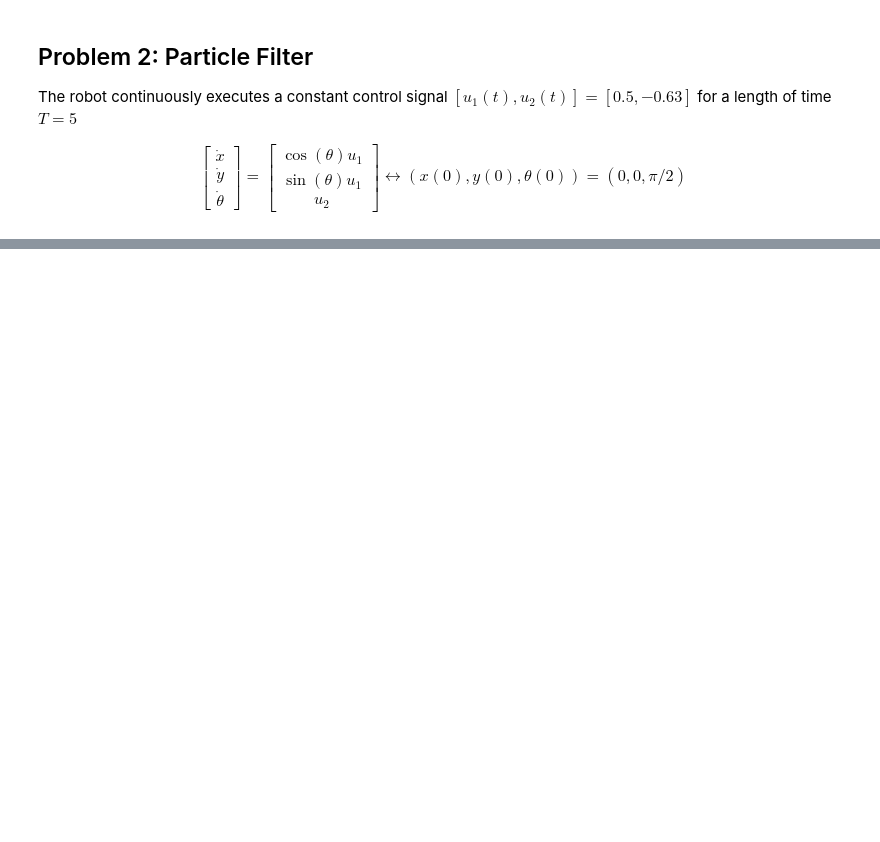
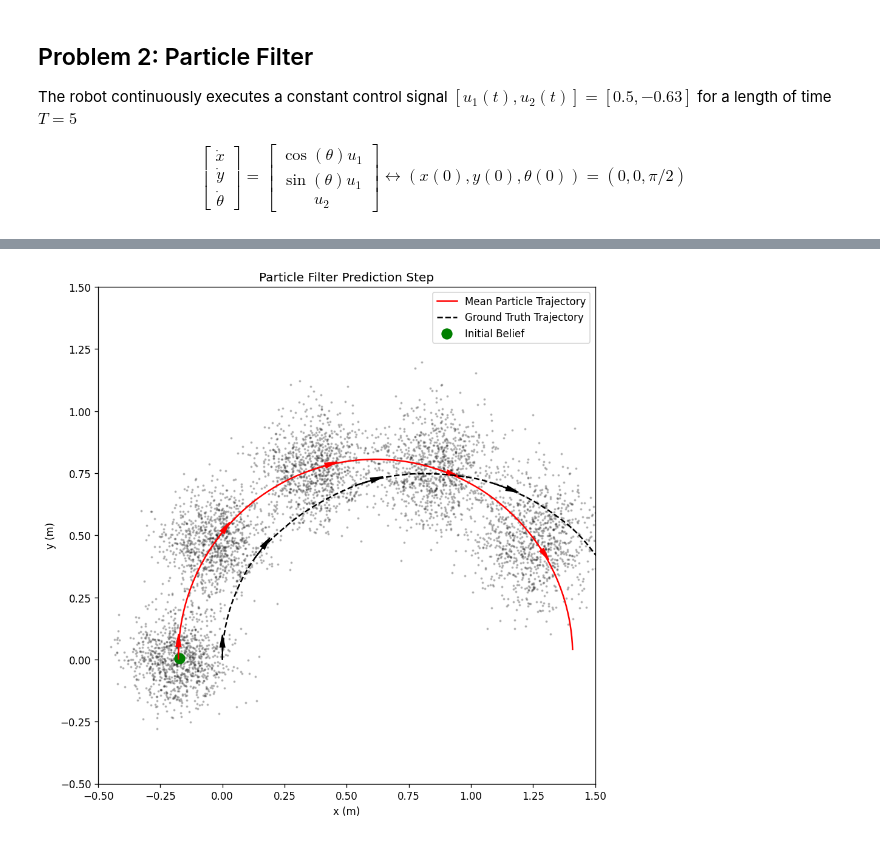
Before and after one commit to Sharwin24/Active-Learning, a Jupyter notebook: homework3/hw3.ipynb, the cells around one changed output, grey strips where cells are left out. Cells and saved outputs as stored; diff of their text form; code cells hidden in the pictures; blank space fills up the shorter version.

Commit message:
Particle Filter

```diff
--- a/homework3/hw3.ipynb
+++ b/homework3/hw3.ipynb
@@ -297,0 +268,70 @@ Predicted particles shape: (100, 3)
+# %%
+# Part 1: Implement only the prediction step of the particle filter
+# Without incorporating the measurement for belief update
+num_particles = 1000
+
+particles = np.zeros((num_timesteps, num_particles, 3))
+# Initialize particles with the initial belief
+particles[0] = np.random.multivariate_normal(
+    mean=initial_belief,
+    cov=initial_belief_cov,
+    size=num_particles
+)
+
+# Ground Truth Trajectory
+ground_truth_trajectory = np.zeros((num_timesteps, 3))
+ground_truth_trajectory[0] = initial_state
+
+belief = initial_belief
+for t in range(1, num_timesteps):
+    # Update true trajecory (with noise)
+    ground_truth_trajectory[t] = dynamics(
+        ground_truth_trajectory[t-1],
+        add_noise_to_control(U),
+        dt
+    )
+    # Update each particle
+    for p in range(num_particles):
+        particles[t, p] = predict(particles[t-1, p], U)
+# Calculate the mean and covariance of the particles
+mean_particles = np.mean(particles, axis=1)
+cov_particles = np.cov(particles.reshape(num_timesteps, -1), rowvar=False)
+
+# Visualize the particles and the ground truth trajectory
+fig, ax = plt.subplots(figsize=(8, 8), dpi=120, tight_layout=True)
+
+# Plot every 20th timestep
+for t in range(0, num_timesteps, 20):
+    ax.scatter(particles[t, :, 0], particles[t, :, 1], s=2, color='k', alpha=0.2)
+
+# Plot mean particle trajectory
+ax.plot(mean_particles[:, 0], mean_particles[:, 1], color='r', label='Mean Particle Trajectory')
+# Draw the arrow indicating the direction of the mean particle trajectory
+for t in range(0, num_timesteps, 20):
+    ax.arrow(mean_particles[t, 0], mean_particles[t, 1],
+             np.cos(mean_particles[t, 2]) * 0.05,
+             np.sin(mean_particles[t, 2]) * 0.05,
+             head_width=0.02, head_length=0.05, fc='r', ec='r')
+
+# Plot ground truth trajectory
+ax.plot(ground_truth_trajectory[:, 0], ground_truth_trajectory[:, 1], color='k', linestyle='--', label='Ground Truth Trajectory')
+# Draw the arrow indicating the direction of the ground truth trajectory
+for t in range(0, num_timesteps, 20):
+    ax.arrow(ground_truth_trajectory[t, 0], ground_truth_trajectory[t, 1],
+             np.cos(ground_truth_trajectory[t, 2]) * 0.05,
+             np.sin(ground_truth_trajectory[t, 2]) * 0.05,
+             head_width=0.02, head_length=0.05, fc='k', ec='k')
+
+# Plot initial belief
+ax.scatter(initial_belief[0], initial_belief[1], s=100, color='g', marker='o', label='Initial Belief')
+ax.set_title('Particle Filter Prediction Step')
+ax.set_xlabel('x (m)')
+ax.set_ylabel('y (m)')
+ax.set_xlim(-0.5, 1.5)
+ax.set_ylim(-0.5, 1.5)
+ax.set_aspect('equal')
+ax.legend()
+plt.savefig('particle_filter_prediction.png', dpi=120)
+plt.show()
+# %% [output]
+[figure, added]
```
Also changed, not shown: parts of 4 cells of this notebook, 4 other files.
